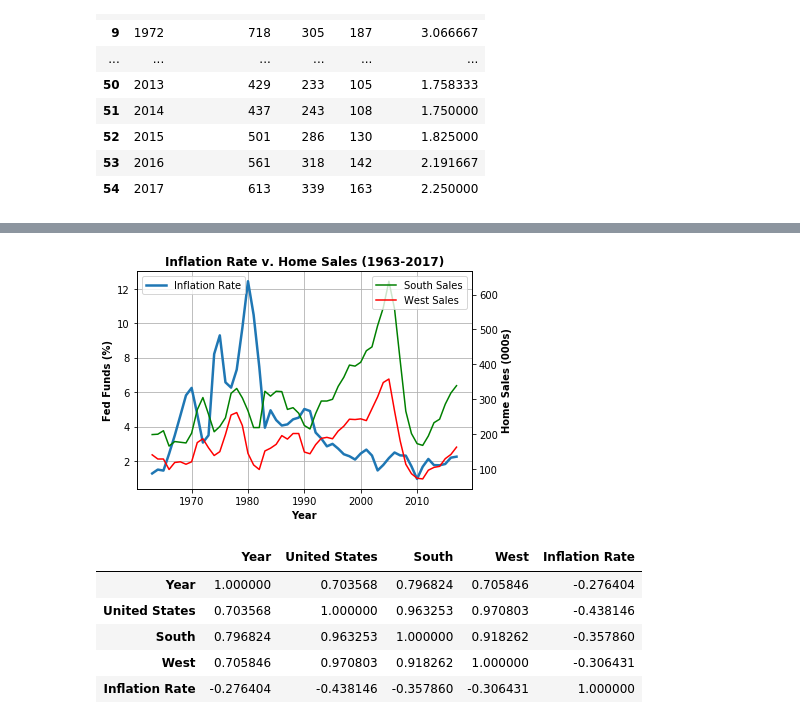
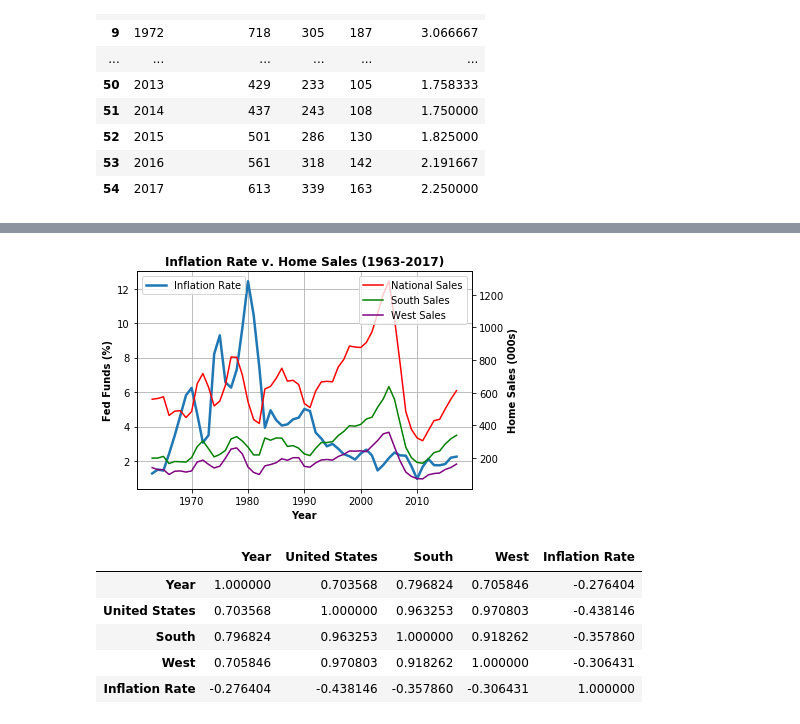
Before and after one commit to CarlosCocuy/ProjectRepo, a Jupyter notebook: Inflation Analysis.ipynb, the cells around one changed output, grey strips where cells are left out. Cells and saved outputs as stored; diff of their text form; code cells hidden in the pictures.

```diff
--- a/Inflation Analysis.ipynb
+++ b/Inflation Analysis.ipynb
@@ -68,34 +64,34 @@ sales_inflation_df.corr()
 # %%
 home_sales=[]
 south_sales =[]
 west_sales = []
 for sale in sales_inflation_df["United States"]:
     int_sale=int(sale)
     home_sales.append(int_sale)
 for sale in sales_inflation_df["South"]:
     int_south_sale=int(sale)
     south_sales.append(int_south_sale)
 for sale in sales_inflation_df["West"]:
     int_west_sale=int(sale)
     west_sales.append(int_west_sale)
 fig, ax1=plt.subplots()
 x=np.arange(1963,2018)
 n=sales_inflation_df['Inflation Rate']
 ax1.plot(x,n,linewidth=2.5)
 ax2=ax1.twinx()
-#ax2.plot(x,home_sales,color="r", label="National Sales")
+ax2.plot(x,home_sales,color="r", label="National Sales")
 ax2.plot(x,south_sales,color="g", label="South Sales")
-ax2.plot(x,west_sales,color="r", label="West Sales")
+ax2.plot(x,west_sales,color="purple", label="West Sales")
 ax1.grid()
 ax1.legend(loc=2)
 ax2.legend(loc=1)
 ax1.set_title('Inflation Rate v. Home Sales (1963-2017)',fontweight="bold")
 ax1.set_xlabel('Year', fontweight="bold")
 ax1.set_ylabel('Fed Funds (%)',fontweight="bold")
 ax2.set_ylabel('Home Sales (000s)',fontweight="bold")
 plt.savefig('Graph Images/Inflation_Home_Sales.png')
 # %% [output]
-[figure, old version]
+[figure, new version]
 # %%
 sales_pre_TwoK = sales_inflation_df[0:42]
 sales_pre_TwoK.corr()
```
Also changed, not shown: parts of 4 cells of this notebook, 19 other files.
